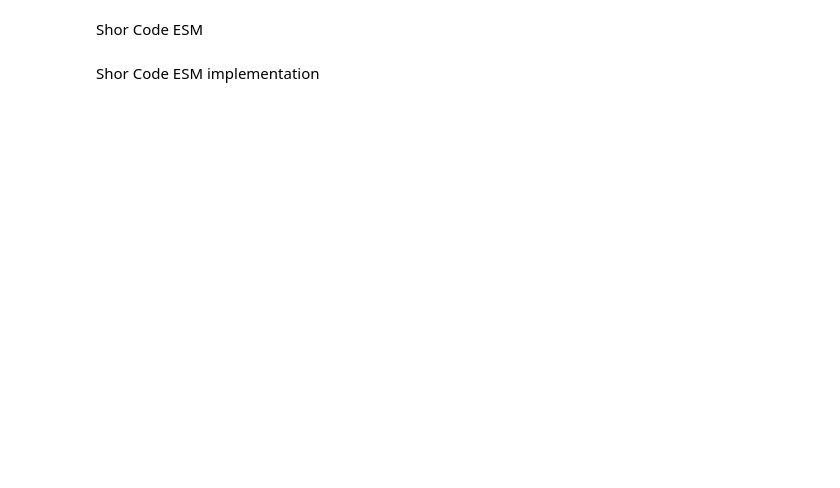
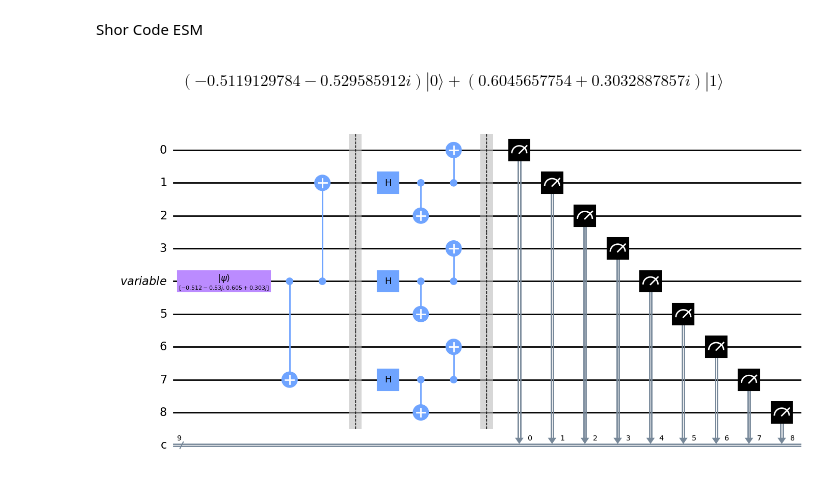
Before and after one commit to TomViiv/QuantumSummerSchool, a Jupyter notebook: ErrorCorrection.ipynb, the cells around one changed output. Cells and saved outputs as stored; diff of their text form; code cells hidden in the pictures; blank space fills up the shorter version.

```diff
--- a/ErrorCorrection.ipynb
+++ b/ErrorCorrection.ipynb
@@ -16,2 +18,38 @@ c = ClassicalRegister(8, 'c')
-# %% [markdown]
-Shor Code ESM implementation
+# %%
+# set random vector
+random_vector = random_statevector(2)
+random_vector.draw('latex')
+# %% [output]
+$$(-0.5119129784 - 0.529585912 i) |0\rangle+(0.6045657754 + 0.3032887857 i) |1\rangle$$
+# %%
+# Tests Hadamard and CNOT gates to see if we have Bell States ?
+q_input = QuantumRegister(1, 'variable')
+q = QuantumRegister(8, "q_")
+test_c = ClassicalRegister(9, 'c')
+test_circ = QuantumCircuit(q[:4], q_input, q[4:], test_c)
+
+def test_barrier():
+    test_circ.barrier(q[:4],q_input,q[4:])
+
+test_circ.initialize(random_vector,4)
+
+test_circ.cx(q_input[0], q[6])
+test_circ.cx(q_input[0], q[1])
+test_barrier()
+test_circ.h(q[1])
+test_circ.h(q_input[0])
+test_circ.h(q[6])
+test_circ.cx(q[1], q[2])
+test_circ.cx(q_input[0], q[4])
+test_circ.cx(q[6], q[7])
+test_circ.cx(q[1], q[0])
+test_circ.cx(q_input[0], q[3])
+test_circ.cx(q[6], q[5])
+test_barrier()
+for i in range(9):
+    test_circ.measure(i,test_c[i])
+
+
+test_circ.draw('mpl')
+# %% [output]
+[figure, added]
```
Also changed, not shown: parts of 7 cells of this notebook.
